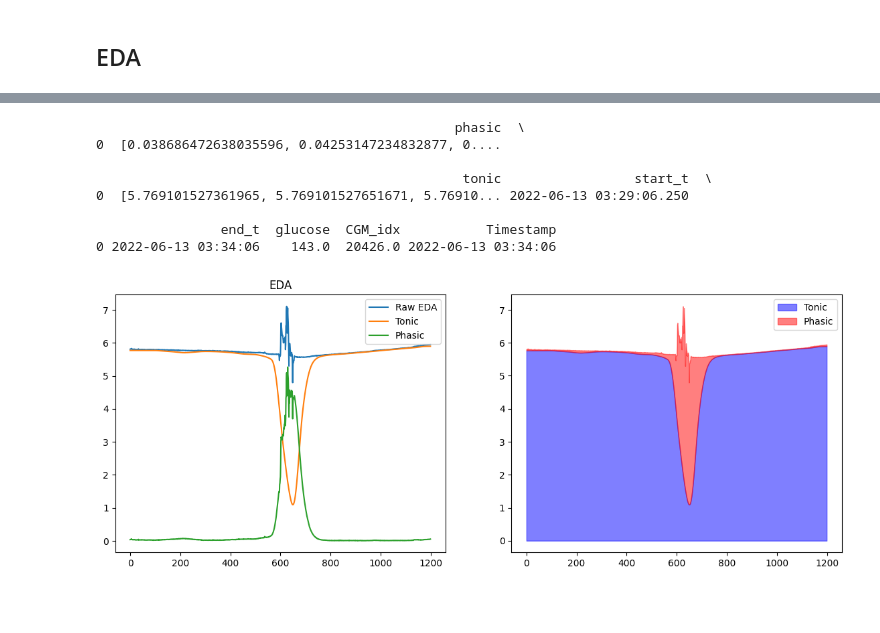
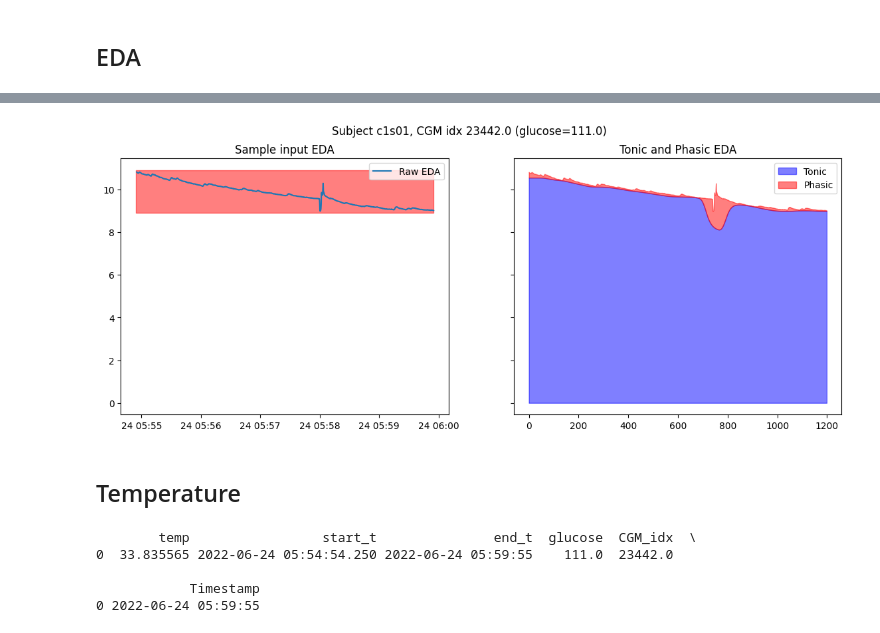
Before and after one commit to PSI-TAMU/PhysioCGM, a Jupyter notebook: hypoglycemia_prediction/notebooks/preprocess.ipynb, the cells around one changed output, grey strips where cells are left out. Cells and saved outputs as stored; diff of their text form; code cells hidden in the pictures; blank space fills up the shorter version.

```diff
--- a/hypoglycemia_prediction/notebooks/preprocess.ipynb
+++ b/hypoglycemia_prediction/notebooks/preprocess.ipynb
@@ -165,46 +250,44 @@ plt.show()
+# %%
+fig, axs = plt.subplots(1, 2, figsize=(14, 5), sharey=True)
+_extracted_data = extracted_eda.iloc[0]
+raw_eda = _extracted_data['phasic'] + _extracted_data['tonic']
+tonicdata = _extracted_data['tonic']
+phasicdata = _extracted_data['phasic']
+
+axs[0].plot(raw_eda, label='Raw EDA')
+axs[0].legend()
+axs[0].set_title('Sample input EDA')
+yaxis_lim = axs[0].get_ylim()
+for seg in _extracted_data['segments']:
+    axs[0].fill_betweenx(yaxis_lim, seg[0], seg[1], color='red', alpha=0.5)
+
+axs[1].fill_between(np.arange(tonicdata.shape[0]), tonicdata, color='blue', alpha=0.5, label='Tonic')
+axs[1].fill_between(np.arange(phasicdata.shape[0]), tonicdata, raw_eda, color='red', alpha=0.5, label='Phasic')
+axs[1].legend()
+axs[1].set_title('Tonic and Phasic EDA')
+
+fig.suptitle('Subject {}, CGM idx {} (glucose={})'.format(subject_id, cgm_idx, cgm_glucose))
+plt.show()
+# %% [output]
+[figure, added]
+# %% [markdown]
+## Temperature
 # %%
-eda_data = cgm_data['e4']['EDA']
-eda_sample_rate = 4
-phasicdata = ledapy.runner.getResult(eda_data['EDA'], 'phasicdata', eda_sample_rate)
-tonicdata = eda_data['EDA'] - phasicdata
-
-extracted_eda = [{
-    'phasic': phasicdata,
-    'tonic': tonicdata,
-    'start_t': eda_data['Time'][0],
-    'end_t': eda_data['Time'][-1],
+temp_data = cgm_data['e4']['TEMP']
+extracted_temp = [{
+    'temp': temp_data['TEMP'].mean(),
+    'start_t': temp_data['Time'][0],
+    'end_t': temp_data['Time'][-1],
     'glucose': cgm_glucose,
     'CGM_idx': cgm_idx,
     'Timestamp': cgm_timestamp,
 }]
-extracted_eda = pd.DataFrame(extracted_eda)
+extracted_temp = pd.DataFrame(extracted_temp)
 
-print(extracted_eda)
+print(extracted_temp)
 # %% [output]
-                                              phasic  \
-0  [0.038686472638035596, 0.04253147234832877, 0....
+        temp                 start_t               end_t  glucose  CGM_idx  \
+0  33.835565 2022-06-24 05:54:54.250 2022-06-24 05:59:55    111.0  23442.0
 
-                                               tonic                 start_t  \
-0  [5.769101527361965, 5.769101527651671, 5.76910... 2022-06-13 03:29:06.250
-
-                end_t  glucose  CGM_idx           Timestamp
-0 2022-06-13 03:34:06    143.0  20426.0 2022-06-13 03:34:06
+            Timestamp
+0 2022-06-24 05:59:55
-# %%
-fig, axs = plt.subplots(1, 2, figsize=(14, 5))
-_extracted_data = extracted_eda.iloc[0]
-raw_eda = _extracted_data['phasic'] + _extracted_data['tonic']
-tonicdata = _extracted_data['tonic']
-phasicdata = _extracted_data['phasic']
-
-axs[0].plot(raw_eda, label='Raw EDA')
-axs[0].plot(tonicdata, label='Tonic')
-axs[0].plot(phasicdata, label='Phasic')
-axs[0].legend()
-axs[0].set_title('EDA')
-
-axs[1].fill_between(np.arange(tonicdata.shape[0]), tonicdata, color='blue', alpha=0.5, label='Tonic')
-axs[1].fill_between(np.arange(phasicdata.shape[0]), tonicdata, raw_eda, color='red', alpha=0.5, label='Phasic')
-axs[1].legend()
-plt.show()
-# %% [output]
-[figure, removed]
```
Also changed, not shown: parts of 8 cells of this notebook, 19 other files.
